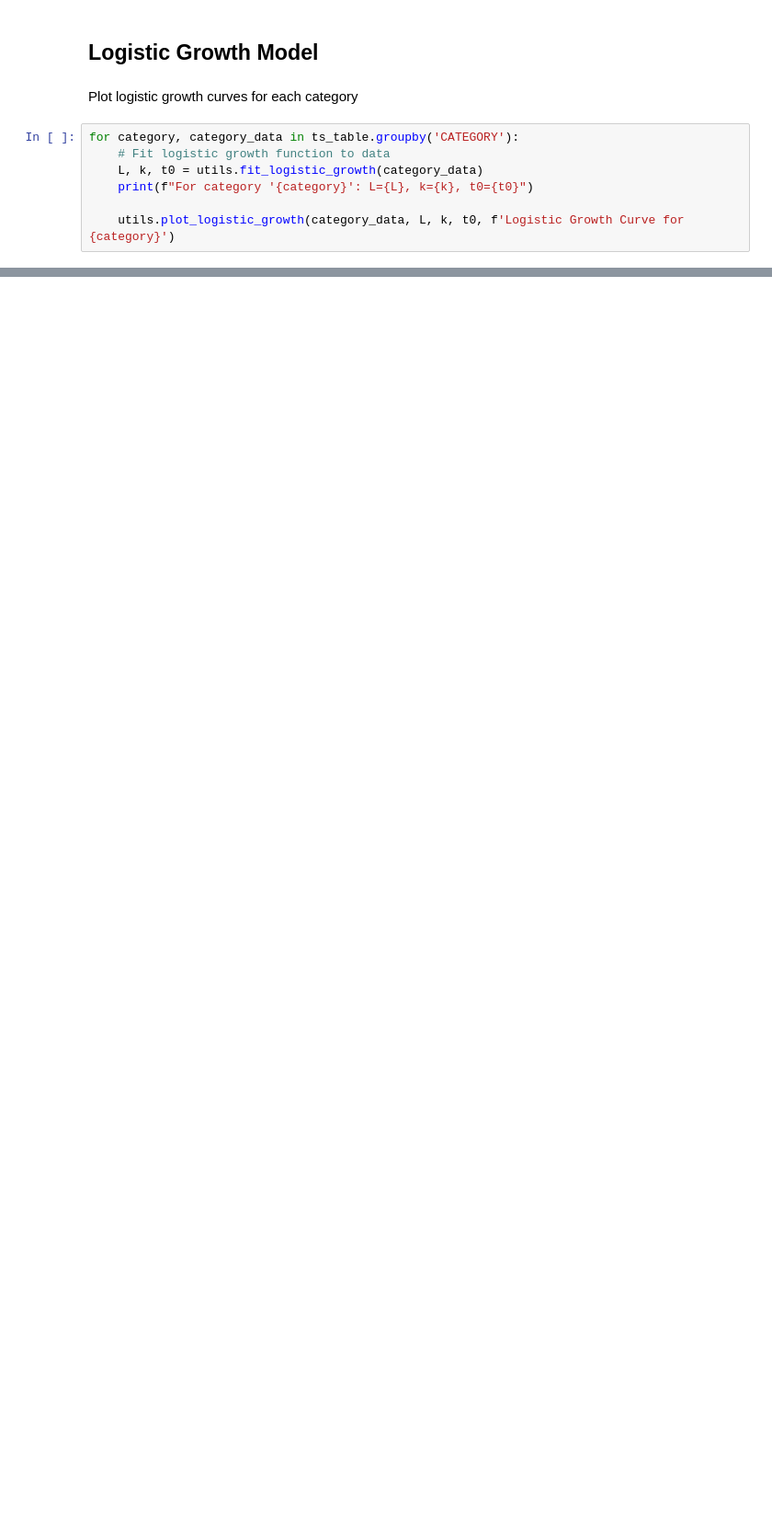
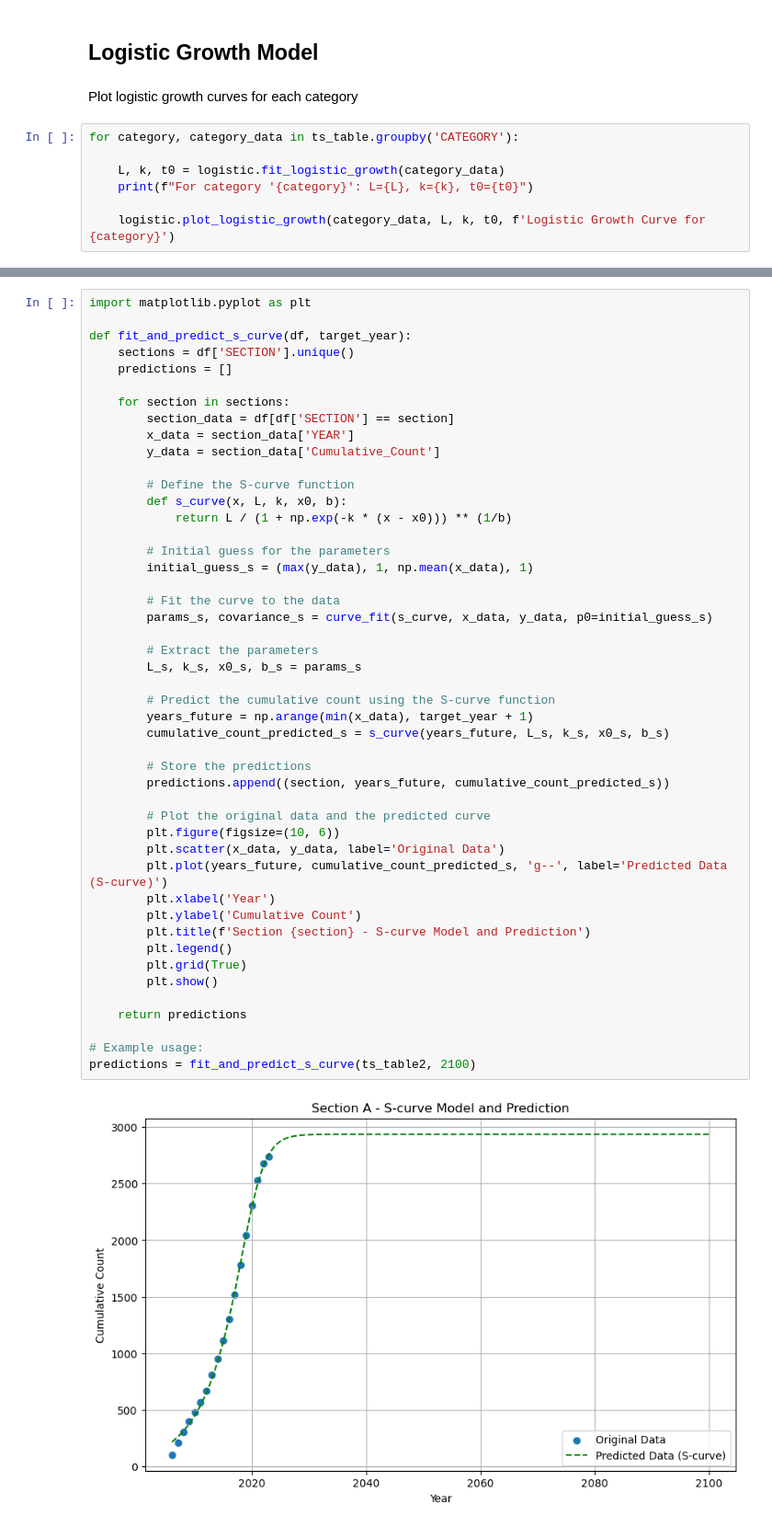
Before and after one commit to faridnec/forecasting-tech-adoption, a Jupyter notebook: notebooks/adoption-models.ipynb, the cells around one changed output, grey strips where cells are left out. Shown: that part at 92% size. Saved outputs shown, nothing was run; the diff lists cells and outputs as text; blank space fills up the shorter version.

```diff
--- a/notebooks/adoption-models.ipynb
+++ b/notebooks/adoption-models.ipynb
@@ -319,11 +405,11 @@ plot_cumulative_s_curves(ts_table2)
 Plot logistic growth curves for each category
 # %%
 for category, category_data in ts_table.groupby('CATEGORY'):
-    # Fit logistic growth function to data
-    L, k, t0 = utils.fit_logistic_growth(category_data)
+
+    L, k, t0 = logistic.fit_logistic_growth(category_data)
     print(f"For category '{category}': L={L}, k={k}, t0={t0}")
 
-    utils.plot_logistic_growth(category_data, L, k, t0, f'Logistic Growth Curve for {category}')
+    logistic.plot_logistic_growth(category_data, L, k, t0, f'Logistic Growth Curve for {category}')
 # %% [output]
 For category 'ARTIFICIAL INTELLIGENCE': L=3938.802772535492, k=0.2360222567473424, t0=2018.609584809502
 [figure]
@@ -335,3 +421,52 @@ For category 'LASER': L=1223.3723935187766, k=0.22803901747009006, t0=2016.20995
 [figure]
 For category 'SPACE': L=1636.1153709537537, k=0.22644424902417037, t0=2017.1462638401606
 [figure]
+# %%
+import matplotlib.pyplot as plt
+
+def fit_and_predict_s_curve(df, target_year):
+    sections = df['SECTION'].unique()
+    predictions = []
+
+    for section in sections:
+        section_data = df[df['SECTION'] == section]
+        x_data = section_data['YEAR']
+        y_data = section_data['Cumulative_Count']
+
+        # Define the S-curve function
+        def s_curve(x, L, k, x0, b):
+            return L / (1 + np.exp(-k * (x - x0))) ** (1/b)
+
+        # Initial guess for the parameters
+        initial_guess_s = (max(y_data), 1, np.mean(x_data), 1)
+
+        # Fit the curve to the data
+        params_s, covariance_s = curve_fit(s_curve, x_data, y_data, p0=initial_guess_s)
+
+        # Extract the parameters
+        L_s, k_s, x0_s, b_s = params_s
+
+        # Predict the cumulative count using the S-curve function
+        years_future = np.arange(min(x_data), target_year + 1)
+        cumulative_count_predicted_s = s_curve(years_future, L_s, k_s, x0_s, b_s)
+
+        # Store the predictions
+        predictions.append((section, years_future, cumulative_count_predicted_s))
+
+        # Plot the original data and the predicted curve
+        plt.figure(figsize=(10, 6))
+        plt.scatter(x_data, y_data, label='Original Data')
+        plt.plot(years_future, cumulative_count_predicted_s, 'g--', label='Predicted Data (S-curve)')
+        plt.xlabel('Year')
+        plt.ylabel('Cumulative Count')
+        plt.title(f'Section {section} - S-curve Model and Prediction')
+        plt.legend()
+        plt.grid(True)
+        plt.show()
+
+    return predictions
+
+# Example usage:
+predictions = fit_and_predict_s_curve(ts_table2, 2100)
+# %% [output]
+[figure, added]
```
Also changed, not shown: parts of 3 cells of this notebook, 11 other files.
